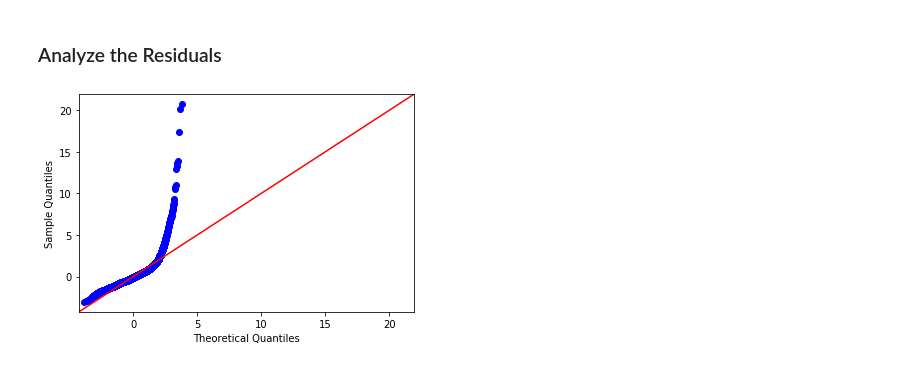
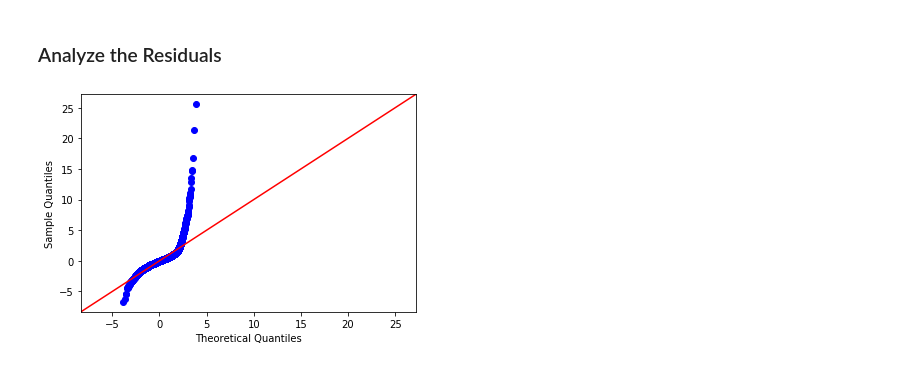
Before and after one commit to merb92/multivariate-linear-regression----housing-prices, a Jupyter notebook: index.ipynb, the cells around one changed output. Saved outputs shown, nothing was run; the diff lists cells and outputs as text; code cells hidden in the pictures.

Commit message:
tuned models

```diff
--- a/index.ipynb
+++ b/index.ipynb
@@ -773,12 +1085,11 @@ sqft_lot had a high p_value
 
 sqft_living had a high multicolinearity with sqft_above, and its residuals with the target were
 not homoskedastic
-# %%
-X_train_ssc_features = X_train_ssc_features.drop('sqft_lot', axis=1)
-X_test_ssc_features = X_test_ssc_features.drop('sqft_lot', axis=1)
-
-X_train_ssc_features = X_train_ssc_features.drop('sqft_living', axis=1)
-X_test_ssc_features = X_test_ssc_features.drop('sqft_living', axis=1)
+# %%
+features_to_drop = ['sqft_living']
+X_train_ssc_features, X_test_ssc_features = drop_features(X_train_ssc_features,
+                                                             X_test_ssc_features,
+                                                             features_to_drop)
 # %% [markdown]
 ### Linear Regression sklearn
 # %%
@@ -790,6 +1101,2 @@ Cross Val RMSE: 242161.7840732077
 # %% [markdown]
 ### Linear Regression Statsmodels
-# %%
-X_train_ssc_features_int = sm.add_constant(X_train_ssc_features)
-model_ssc_features = sm.OLS(y_train, X_train_ssc_features_int).fit()
-model_ssc_features.summary()
@@ -827,0 +1103,2 @@ strong multicollinearity or other numerical problems.
+# %%
+model_ssc_features = lin_reg_statsmodels(X_train_ssc_features, y_train)
@@ -828,6 +1140,6 @@ strong multicollinearity or other numerical problems.
 # %% [markdown]
 ### Analyze the Residuals
 # %%
-sm.graphics.qqplot(model_cont_features.resid, line='45', fit=True);
+sm.graphics.qqplot(model_ssc_features.resid, line='45', fit=True);
 # %% [output]
-[figure, old version]
+[figure, new version]
```
Also changed, not shown: parts of 124 cells of this notebook.
